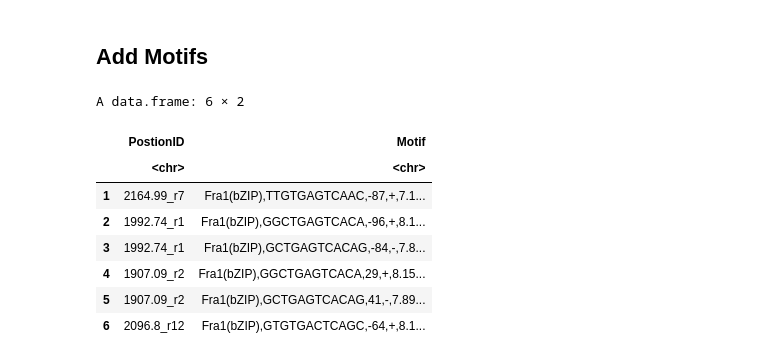
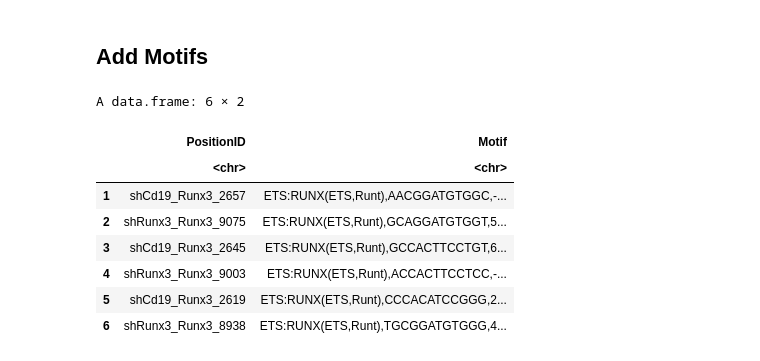
Before and after one commit to ScrippsPipkinLab/AlbaoRunx3Manuscript, a Jupyter notebook: cutnrun/04_peakAnnotation.ipynb, the cells around one changed output. Saved outputs shown, nothing was run; the diff lists cells and outputs as text; code cells hidden in the pictures.

```diff
--- a/cutnrun/04_peakAnnotation.ipynb
+++ b/cutnrun/04_peakAnnotation.ipynb
@@ -239,17 +186,18 @@ A data.frame: 6 × 29
 ## Add Motifs
 # %%
 # Load motif extraction results
-motifs <- read.table("04_peakAnnotation/motifs", header = TRUE, sep = "\t", stringsAsFactors = FALSE)
+motifs <- read.table("03_motif/motifAnnotated.simple.tsv", header = FALSE, sep = "\t", stringsAsFactors = FALSE)
+colnames(motifs) <- c("PositionID", "Motif")
 
 head(motifs)
 # %% [output]
 A data.frame: 6 × 2
-|  | PostionID | Motif |
+|  | PositionID | Motif |
 |  | <chr> | <chr> |
-| 1 | 2164.99_r7 | Fra1(bZIP),TTGTGAGTCAAC,-87,+,7.1... |
-| 2 | 1992.74_r1 | Fra1(bZIP),GGCTGAGTCACA,-96,+,8.1... |
-| 3 | 1992.74_r1 | Fra1(bZIP),GCTGAGTCACAG,-84,-,7.8... |
-| 4 | 1907.09_r2 | Fra1(bZIP),GGCTGAGTCACA,29,+,8.15... |
-| 5 | 1907.09_r2 | Fra1(bZIP),GCTGAGTCACAG,41,-,7.89... |
-| 6 | 2096.8_r12 | Fra1(bZIP),GTGTGACTCAGC,-64,+,8.1... |
+| 1 | shCd19_Runx3_2657 | ETS:RUNX(ETS,Runt),AACGGATGTGGC,-... |
+| 2 | shRunx3_Runx3_9075 | ETS:RUNX(ETS,Runt),GCAGGATGTGGT,5... |
+| 3 | shCd19_Runx3_2645 | ETS:RUNX(ETS,Runt),GCCACTTCCTGT,6... |
+| 4 | shRunx3_Runx3_9003 | ETS:RUNX(ETS,Runt),ACCACTTCCTCC,-... |
+| 5 | shCd19_Runx3_2619 | ETS:RUNX(ETS,Runt),CCCACATCCGGG,2... |
+| 6 | shRunx3_Runx3_8938 | ETS:RUNX(ETS,Runt),TGCGGATGTGGG,4... |
 # %%
```
Also changed, not shown: parts of 11 cells of this notebook, 5 other files.
